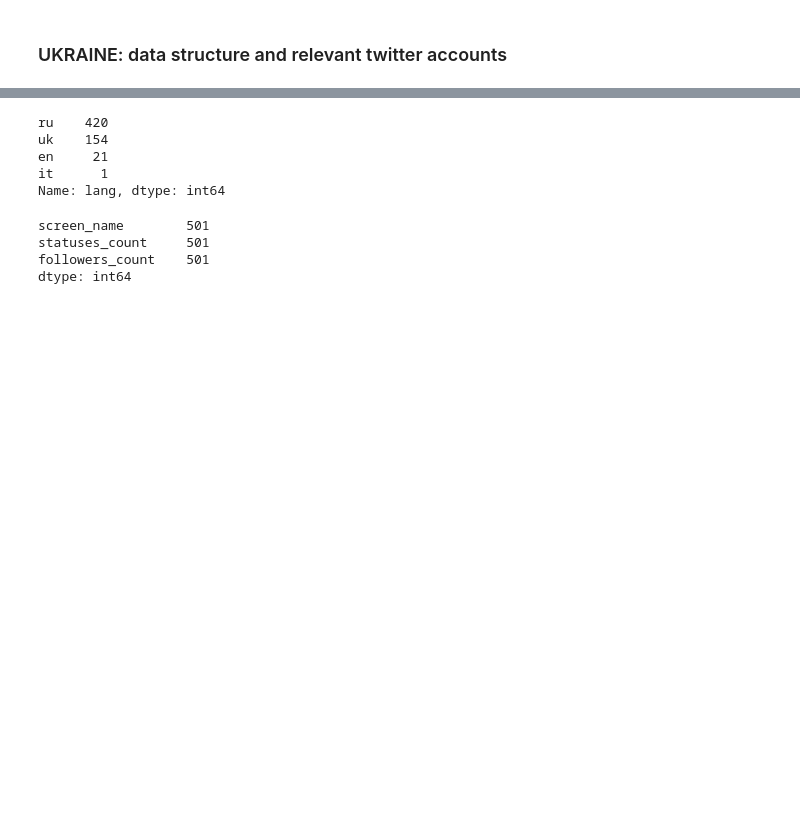
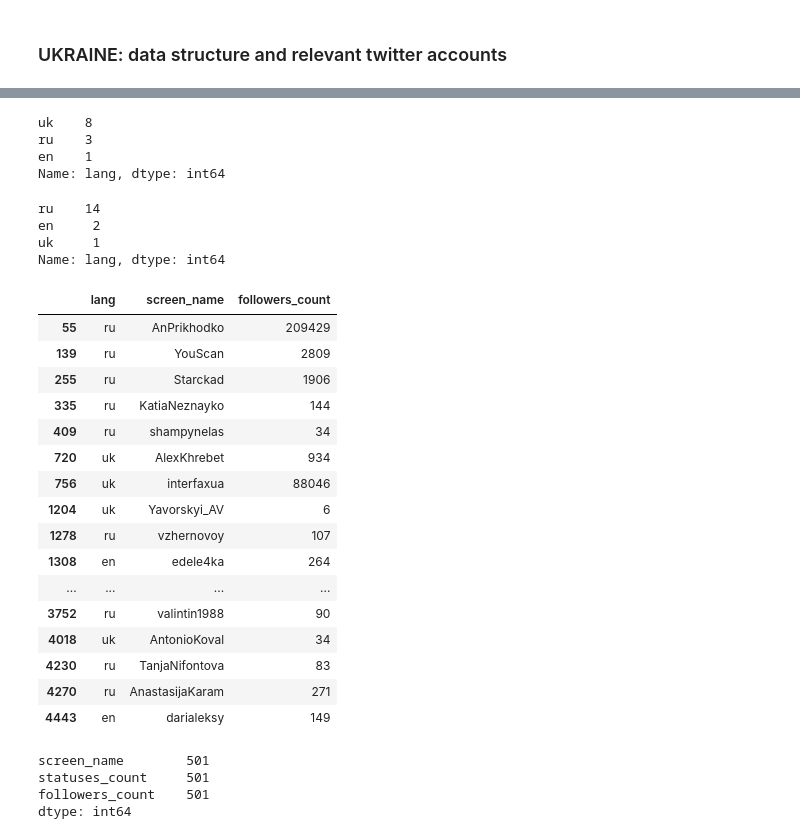
Before and after one commit to pgervila/Explore_bilingualism_in_cities, a Jupyter notebook: explore_city_langs.ipynb, the cells around one changed output, grey strips where cells are left out. Drawn from its saved outputs; the diff is of its cells as text; code cells hidden in the pictures; blank space fills up the shorter version.

```diff
--- a/explore_city_langs.ipynb
+++ b/explore_city_langs.ipynb
@@ -141,6 +143,8 @@ import time
 import re
 
 def get_account_network(account_name, rel_type='followers', max_num =100, key_words=None):
+    """ Given an account by account_name,
+        find all users that are linked to it via a specified relation type rel_type"""
     pbar = pyprind.ProgBar(max_num)
     list_people = []
     api = tweepy.API(auth, wait_on_rate_limit=True, wait_on_rate_limit_notify=True)
@@ -229,8 +235,8 @@ HromadskeUA_followers = get_account_network('HromadskeUA', rel_type='followers',
                                             max_num =5000, key_words=key_words)
 # %%
 country = 'ukr'
-node_name = 'starsystem'
-acc_name = 's_vakarchuk'
+node_name = 'politics'
+acc_name = 'poroshenko'
 rel_type = 'followers'
 
 #key_words=['Україна', 'Ukraine', 'Украина', 'Київ', 'Киев']
@@ -267,5 +273,2 @@ Rate limit reached. Sleeping for: 894
 fallen here
 ... (22 outputs left out)
-# %%
-acc_name = 'LIGAnet'
-df = pd.read_hdf('lang_data.h5', '/ukr_nodes/news/' + acc_name + '/followers')
@@ -272,11 +286,37 @@ df = pd.read_hdf('lang_data.h5', '/ukr_nodes/news/' + acc_name + '/followers')
+# %%
+df['lang'][df['location'].str.contains(r"(Львів|Львов|Lviv|Івано-Франківськ)")].value_counts()
+# %% [output]
+uk    8
+ru    3
+en    1
+Name: lang, dtype: int64
 # %%
-df['lang'][df['location'].str.contains(r"(Україна|Ukraine|Украина|Київ|Киев)")].value_counts()
+df['lang'][df['statuses_count'] >= 10][df['location'].str.contains(r"(Kiev|Kyiv|Київ|Киев)")].value_counts()
 # %% [output]
-ru    420
-uk    154
-en     21
-it      1
+ru    14
+en     2
+uk     1
 Name: lang, dtype: int64
+# %%
+df[['lang','screen_name', 'followers_count']][df['statuses_count'] >= 200][df['location'].str.contains(r"(Kiev|Kyiv|Київ|Киев)")]
+# %% [output]
+|  | lang | screen_name | followers_count |
+| 55 | ru | AnPrikhodko | 209429 |
+| 139 | ru | YouScan | 2809 |
+| 255 | ru | Starckad | 1906 |
+| 335 | ru | KatiaNeznayko | 144 |
+| 409 | ru | shampynelas | 34 |
+| 720 | uk | AlexKhrebet | 934 |
+| 756 | uk | interfaxua | 88046 |
+| 1204 | uk | Yavorskyi_AV | 6 |
+| 1278 | ru | vzhernovoy | 107 |
+| 1308 | en | edele4ka | 264 |
+| ... | ... | ... | ... |
+| 3752 | ru | valintin1988 | 90 |
+| 4018 | uk | AntonioKoval | 34 |
+| 4230 | ru | TanjaNifontova | 83 |
+| 4270 | ru | AnastasijaKaram | 271 |
+| 4443 | en | darialeksy | 149 |
 # %%
 
 df[df['statuses_count'] >= 5][['screen_name', 'statuses_count','followers_count']].count()
```
Also changed, not shown: parts of 58 cells of this notebook.
